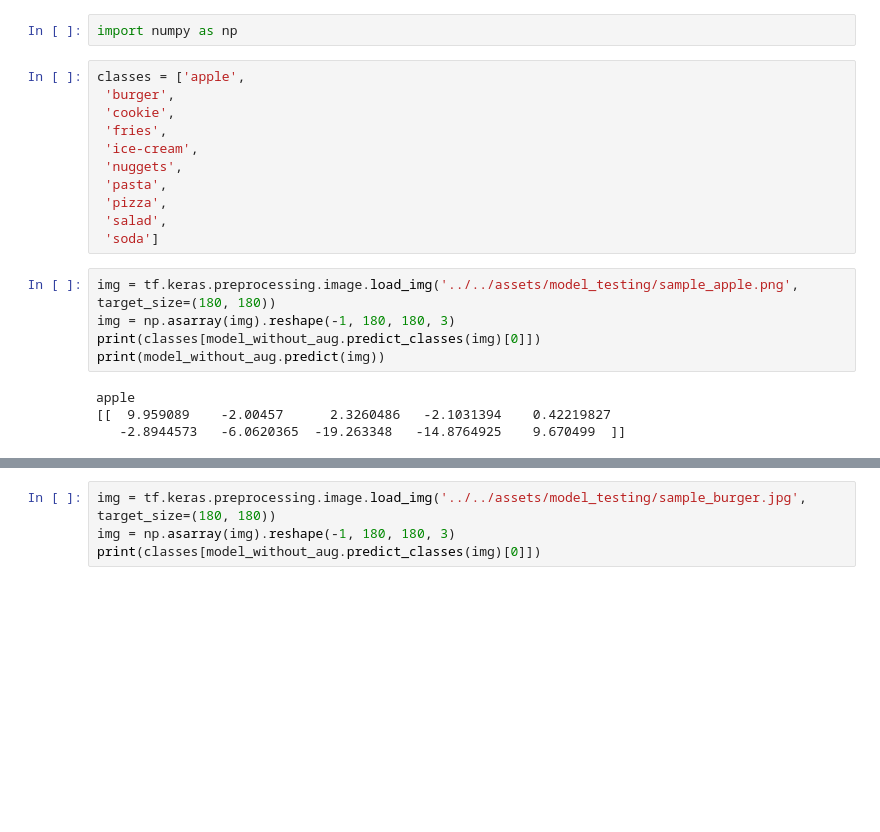
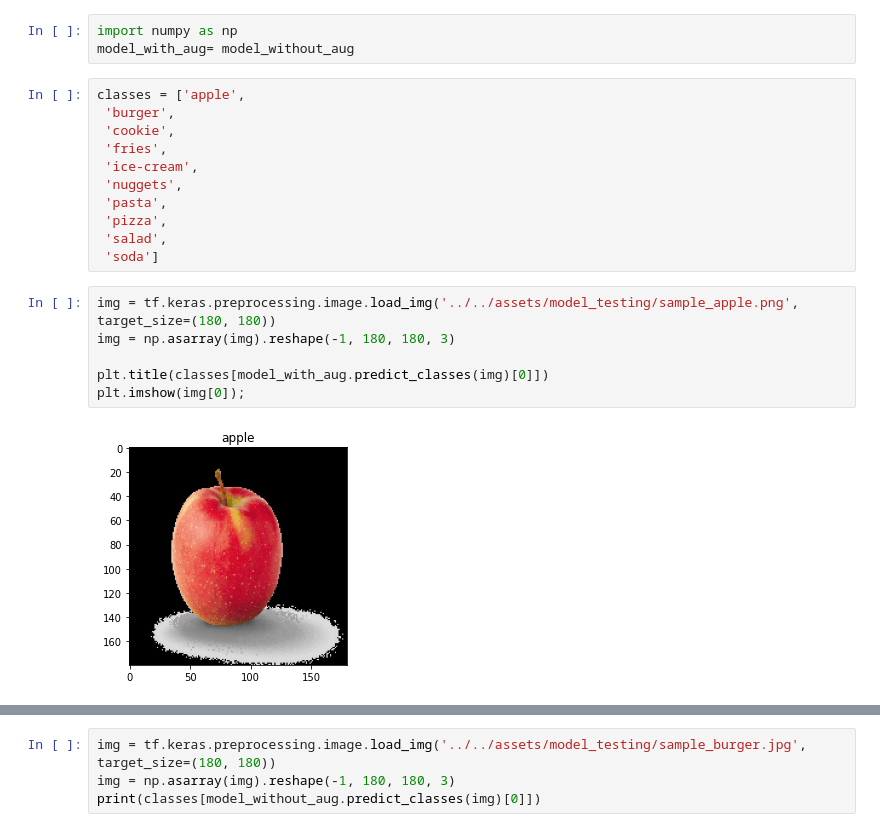
Before and after one commit to Eliotdoesprogramming/dell-2-capstone, a Jupyter notebook: src/main/model2_building.ipynb, the cells around one changed output, grey strips where cells are left out. Cells and saved outputs as stored; diff of their text form; blank space fills up the shorter version.

```diff
--- a/src/main/model2_building.ipynb
+++ b/src/main/model2_building.ipynb
@@ -685,5 +681,6 @@ c:\Users\ezubkoff.97LM7F3-\Desktop\dell-2-capstone\.venv\lib\site-packages\numpy
 # %%
 import numpy as np
+model_with_aug= model_without_aug
 # %%
 classes = ['apple',
  'burger',
@@ -698,12 +695,11 @@ classes = ['apple',
 # %%
 img = tf.keras.preprocessing.image.load_img('../../assets/model_testing/sample_apple.png', target_size=(180, 180))
 img = np.asarray(img).reshape(-1, 180, 180, 3)
-print(classes[model_without_aug.predict_classes(img)[0]])
-print(model_without_aug.predict(img))
+
+plt.title(classes[model_with_aug.predict_classes(img)[0]])
+plt.imshow(img[0]);
 # %% [output]
-apple
-[[  9.959089    -2.00457      2.3260486   -2.1031394    0.42219827
-   -2.8944573   -6.0620365  -19.263348   -14.8764925    9.670499  ]]
+[figure, added]
 # %%
 img = tf.keras.preprocessing.image.load_img('../../assets/model_testing/sample_soda.png', target_size=(180, 180))
 img = np.asarray(img).reshape(-1, 180, 180, 3)
```
Also changed, not shown: parts of 8 cells of this notebook, 1 other file.
